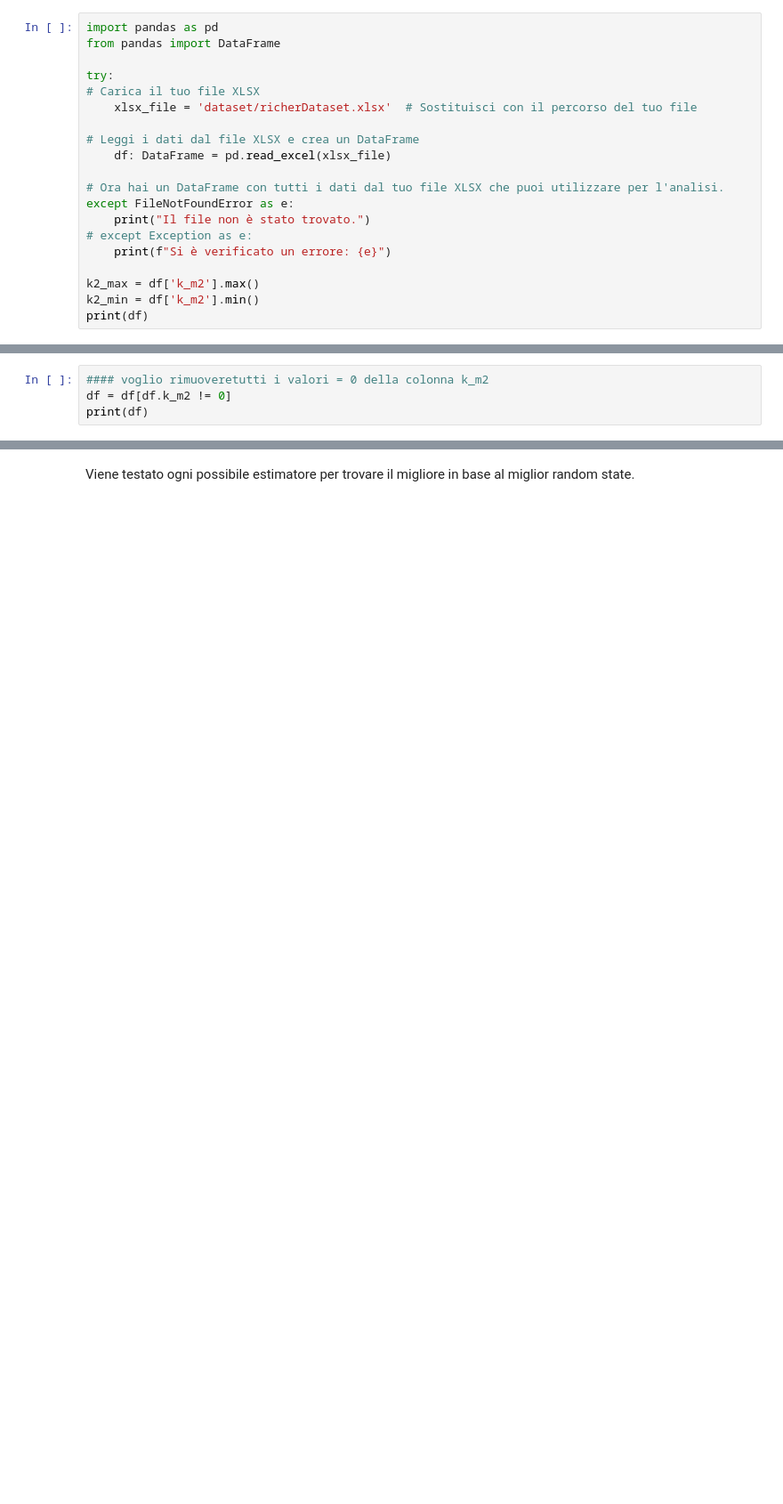
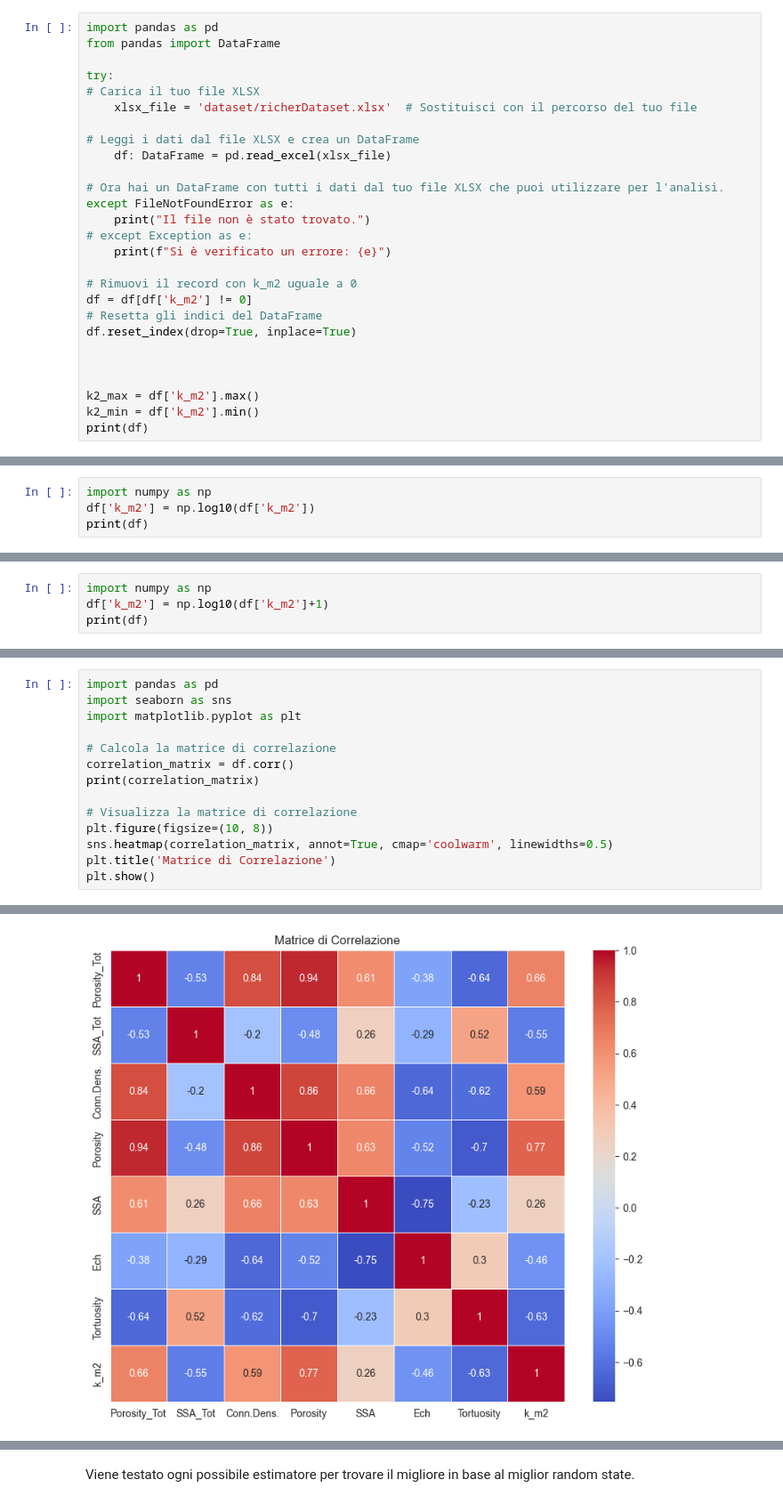
Before and after one commit to LorisMinetti/Permeability_Eval_AI, a Jupyter notebook: Notebook.ipynb, the cells around one changed output, grey strips where cells are left out. Shown: that part at 89% size. Cells and saved outputs as stored; diff of their text form; blank space fills up the shorter version.

```diff
--- a/Notebook.ipynb
+++ b/Notebook.ipynb
@@ -15,6 +15,13 @@ except FileNotFoundError as e:
 # except Exception as e:
     print(f"Si è verificato un errore: {e}")
 
+# Rimuovi il record con k_m2 uguale a 0
+df = df[df['k_m2'] != 0]
+# Resetta gli indici del DataFrame
+df.reset_index(drop=True, inplace=True)
+
+
+
 k2_max = df['k_m2'].max()
 k2_min = df['k_m2'].min()
 print(df)
@@ -39,4 +46,4 @@ print(df)
-# %%
-#### voglio rimuoveretutti i valori = 0 della colonna k_m2
-df = df[df.k_m2 != 0]
-print(df)
+# %%
+import numpy as np
+df['k_m2'] = np.log10(df['k_m2'])
+print(df)
@@ -42,0 +68,4 @@ print(df)
+# %%
+import numpy as np
+df['k_m2'] = np.log10(df['k_m2']+1)
+print(df)
@@ -42,0 +90,15 @@ print(df)
+# %%
+import pandas as pd
+import seaborn as sns
+import matplotlib.pyplot as plt
+
+# Calcola la matrice di correlazione
+correlation_matrix = df.corr()
+print(correlation_matrix)
+
+# Visualizza la matrice di correlazione
+plt.figure(figsize=(10, 8))
+sns.heatmap(correlation_matrix, annot=True, cmap='coolwarm', linewidths=0.5)
+plt.title('Matrice di Correlazione')
+plt.show()
+# %% [output]
@@ -42,0 +124 @@ print(df)
+[figure, added]
```
Also changed, not shown: parts of 16 cells of this notebook, 1 other file.
